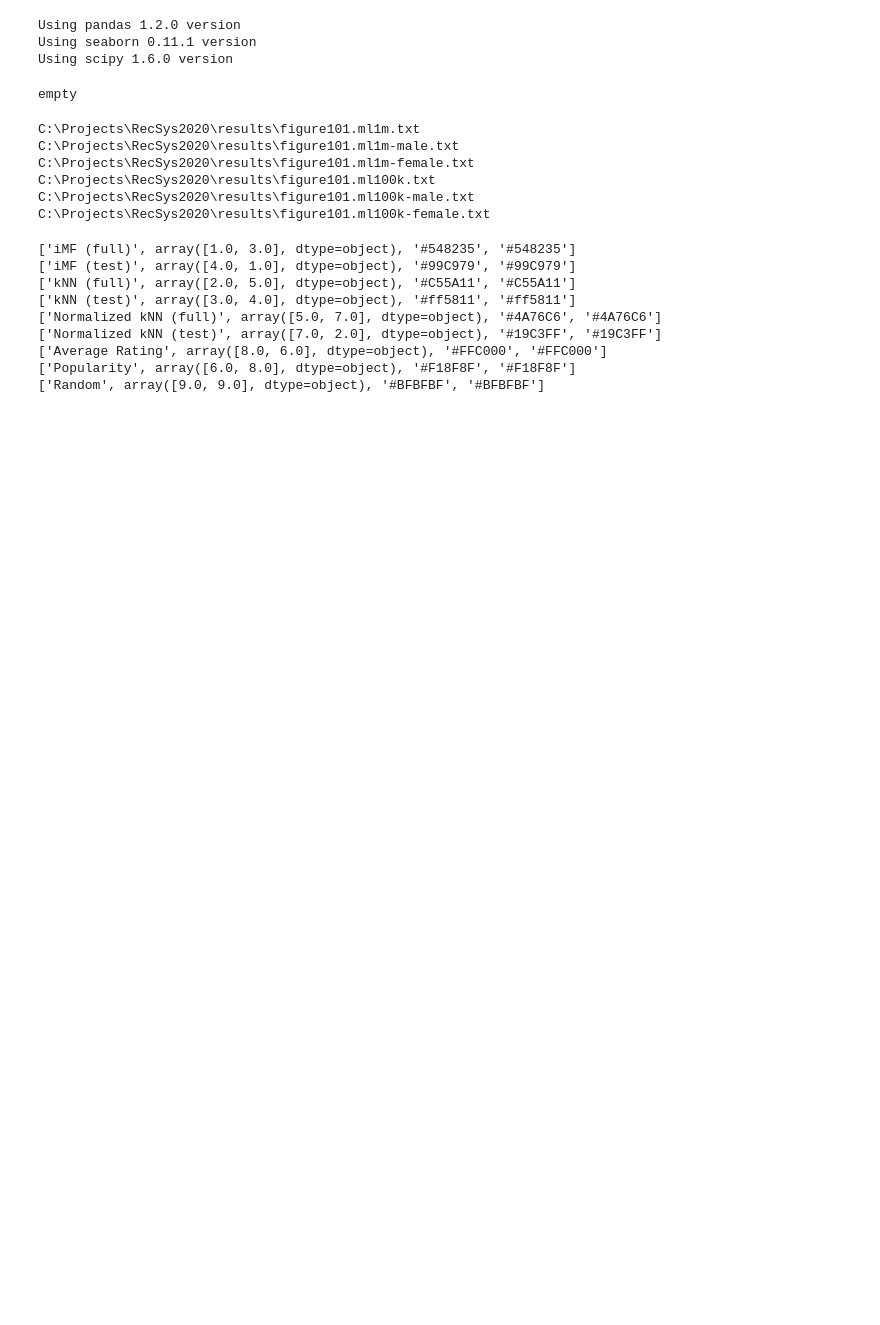
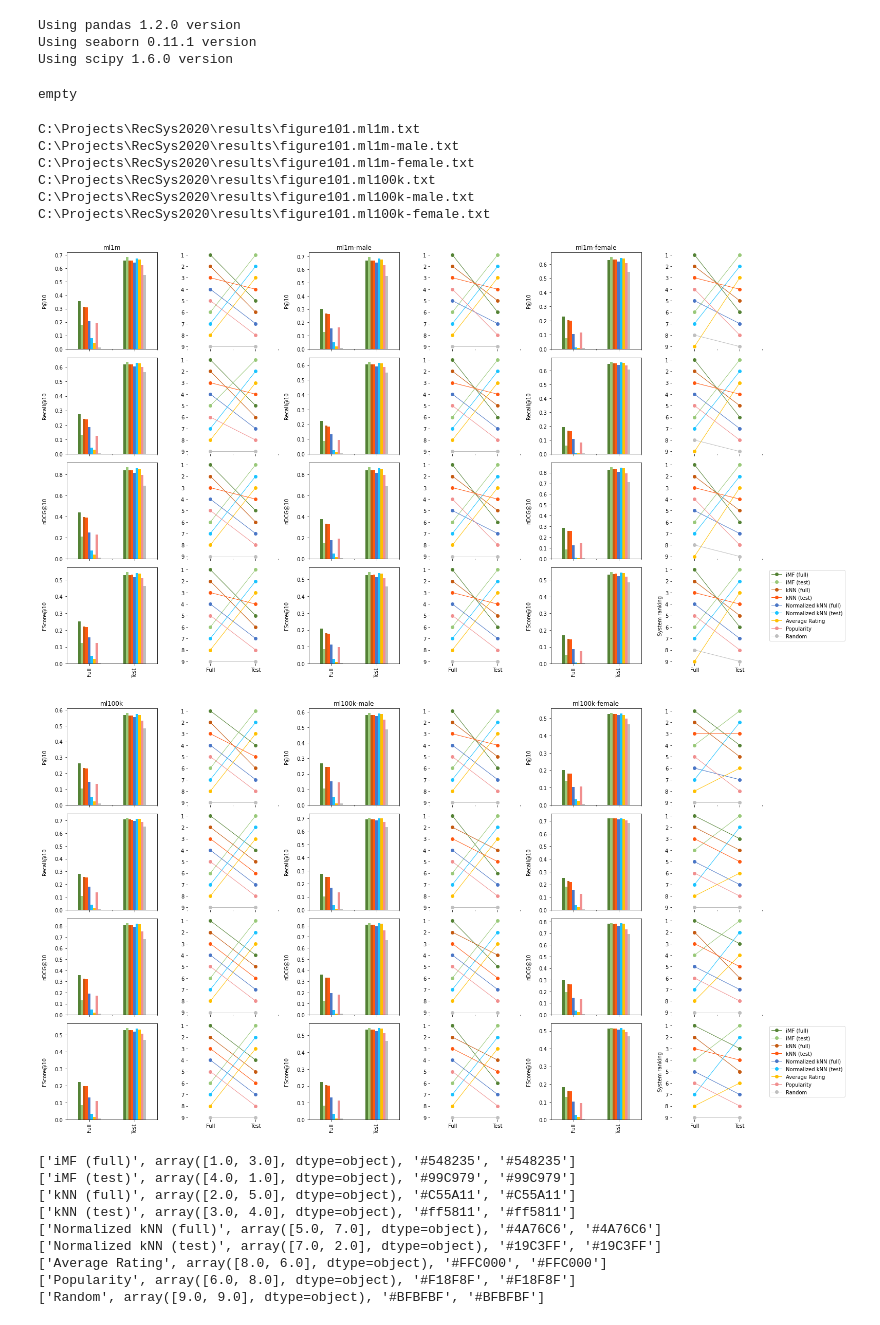
Before and after one commit to PavelA85/RecSys2020, a Jupyter notebook: figure1.ipynb, the cells around one changed output. Saved outputs shown, nothing was run; the diff lists cells and outputs as text; code cells hidden in the pictures; blank space fills up the shorter version.

```diff
--- a/figure1.ipynb
+++ b/figure1.ipynb
@@ -169,36 +168,41 @@ for dataset in datasets:
         file = os.path.join(
             r"C:\Projects\RecSys2020\results", "figure101." + dataset + split + ".txt"
         )
         print(file)
         lines_with_metrics = [
             (i, linecache.getline(file, i + 1))
             for i, line in enumerate(open(file))
             if line.endswith("@10\n")
         ]
         # print(lines_with_metrics)
 
         params = dict(filepath_or_buffer=file, sep="\t", nrows=9)
         axes[0, 0 + i].set_title(dataset + split)
 
         for j, metric in enumerate(lines_with_metrics):
             metric_name = metric[1]
             metric_line = metric[0]
             fig1 = pd.read_table(header=metric_line - j, **params)
             # pp.pprint([dataset, split, metric_name, metric_line, fig1])
             fig111(data=fig1, title=metric_name, ax1=axes[j, 0 + i], ax2=axes[j, 1 + i], legend=True)
+        i = i + 2
 
         # plt.suptitle(dataset + split)
-        fig.set_size_inches(22, 12)
-        fig.tight_layout()
-        i = i + 2
+    fig.set_size_inches(22, 12)
+    fig.tight_layout()
+    png = os.path.join(r"C:\Projects\RecSys2020\results\_mbd", "figure101."+ dataset+".png")
+    fig.savefig(png, format="png", dpi=300)
+
 plt.show()
 # %% [output]
 C:\Projects\RecSys2020\results\figure101.ml1m.txt
 C:\Projects\RecSys2020\results\figure101.ml1m-male.txt
 C:\Projects\RecSys2020\results\figure101.ml1m-female.txt
 C:\Projects\RecSys2020\results\figure101.ml100k.txt
 C:\Projects\RecSys2020\results\figure101.ml100k-male.txt
 C:\Projects\RecSys2020\results\figure101.ml100k-female.txt
+[figure, added]
+[figure, added]
 # %%
 data = fig1
 f1 = np.array(data)
```
Also changed, not shown: parts of 1 cell of this notebook, 25 other files.
